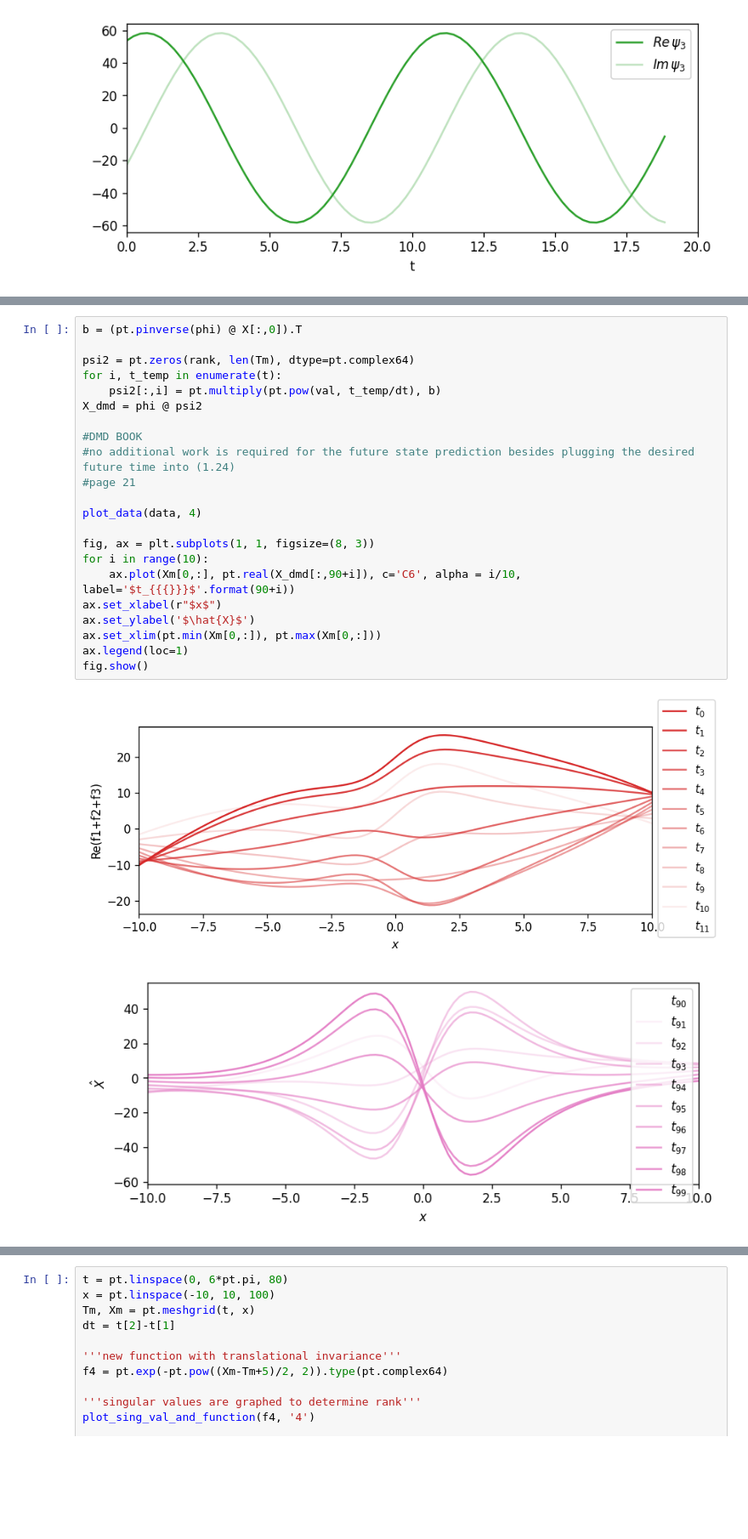
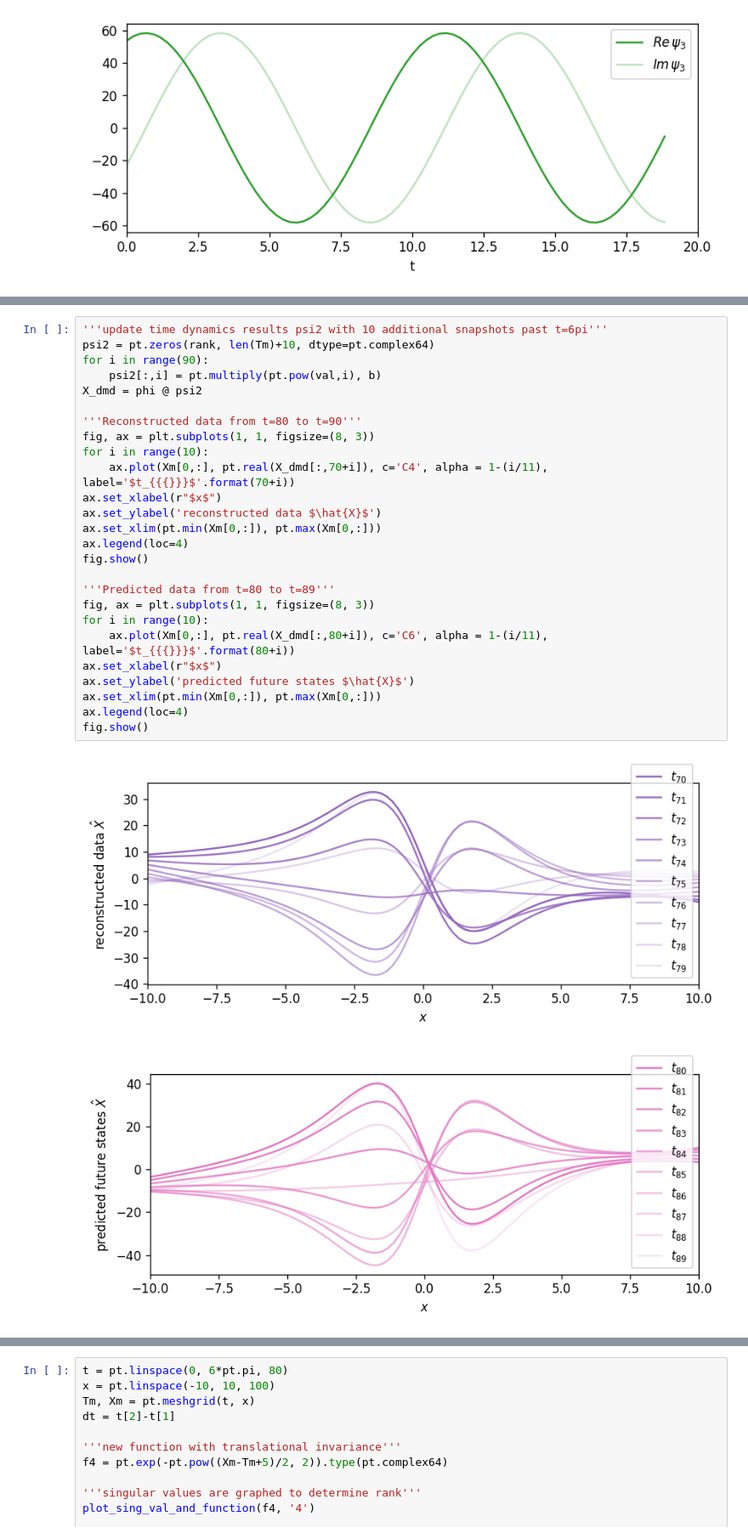
Before and after one commit to FlowModelingControl/flowtorch, a Jupyter notebook: docs/source/notebooks/DMD_introduction.ipynb, the cells around one changed output, grey strips where cells are left out. Shown at 85% size. Drawn from its saved outputs; the diff is of its cells as text; blank space fills up the shorter version.

Commit message:
Fix Future State Predictions
Final push

```diff
--- a/docs/source/notebooks/DMD_introduction.ipynb
+++ b/docs/source/notebooks/DMD_introduction.ipynb
@@ -285,25 +290,29 @@ We can now simulate a given initial condition $X_0$ forward in time. Our origina
 # %%
-b = (pt.pinverse(phi) @ X[:,0]).T
-
-psi2 = pt.zeros(rank, len(Tm), dtype=pt.complex64)
-for i, t_temp in enumerate(t):
-    psi2[:,i] = pt.multiply(pt.pow(val, t_temp/dt), b)
+'''update time dynamics results psi2 with 10 additional snapshots past t=6pi'''
+psi2 = pt.zeros(rank, len(Tm)+10, dtype=pt.complex64)
+for i in range(90):
+    psi2[:,i] = pt.multiply(pt.pow(val,i), b)
 X_dmd = phi @ psi2
 
-#DMD BOOK
-#no additional work is required for the future state prediction besides plugging the desired future time into (1.24)
-#page 21
-
-plot_data(data, 4)
-
+'''Reconstructed data from t=80 to t=90'''
 fig, ax = plt.subplots(1, 1, figsize=(8, 3))
 for i in range(10):
-    ax.plot(Xm[0,:], pt.real(X_dmd[:,90+i]), c='C6', alpha = i/10, label='$t_{{{}}}$'.format(90+i))
+    ax.plot(Xm[0,:], pt.real(X_dmd[:,70+i]), c='C4', alpha = 1-(i/11), label='$t_{{{}}}$'.format(70+i))
 ax.set_xlabel(r"$x$")
-ax.set_ylabel('$\hat{X}$')
+ax.set_ylabel('reconstructed data $\hat{X}$')
 ax.set_xlim(pt.min(Xm[0,:]), pt.max(Xm[0,:]))
-ax.legend(loc=1)
+ax.legend(loc=4)
 fig.show()
+
+'''Predicted data from t=80 to t=89'''
+fig, ax = plt.subplots(1, 1, figsize=(8, 3))
+for i in range(10):
+    ax.plot(Xm[0,:], pt.real(X_dmd[:,80+i]), c='C6', alpha = 1-(i/11), label='$t_{{{}}}$'.format(80+i))
+ax.set_xlabel(r"$x$")
+ax.set_ylabel('predicted future states $\hat{X}$')
+ax.set_xlim(pt.min(Xm[0,:]), pt.max(Xm[0,:]))
+ax.legend(loc=4)
+fig.show()
 # %% [output]
-[figure, old version]
+[figure, new version]
-[figure, old version]
+[figure, new version]
```
Also changed, not shown: parts of 14 cells of this notebook, 1 other file.
